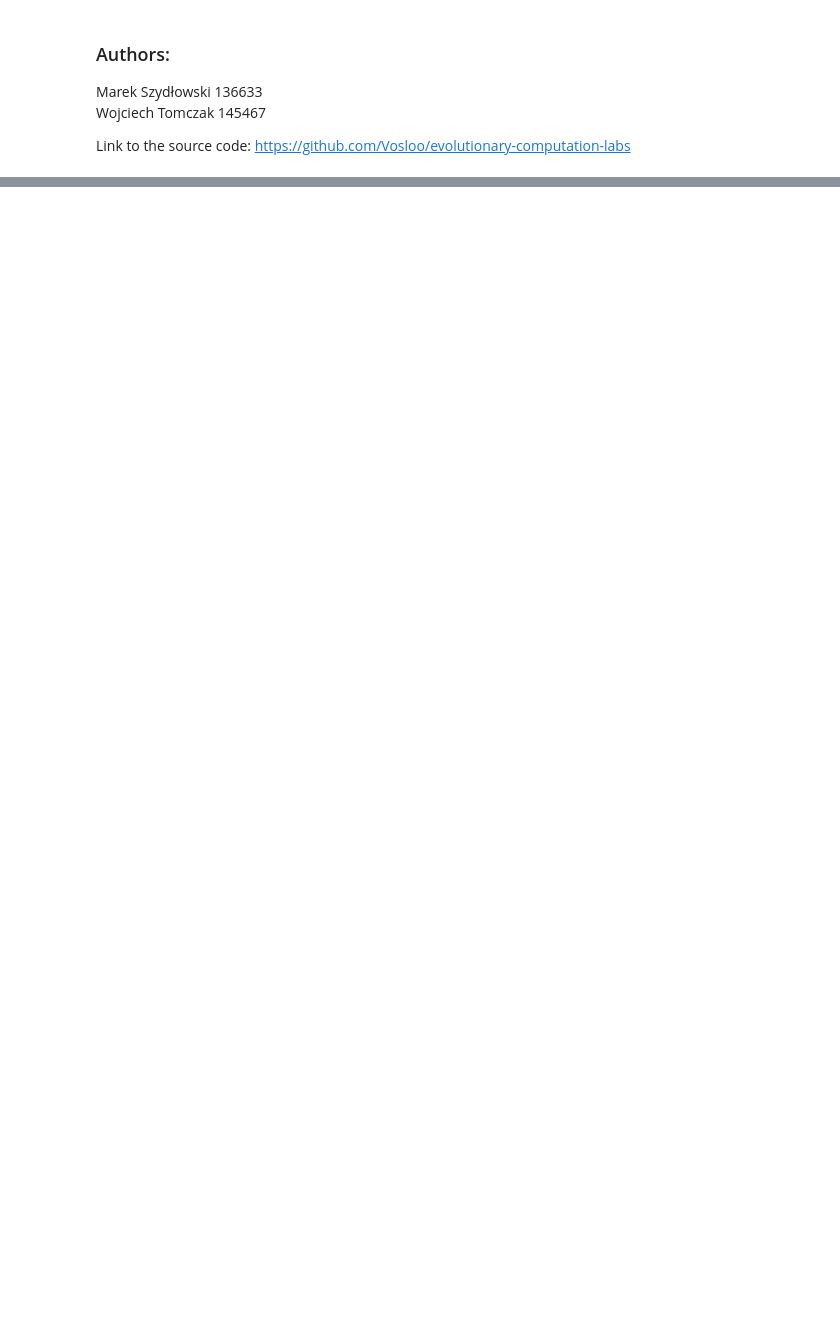
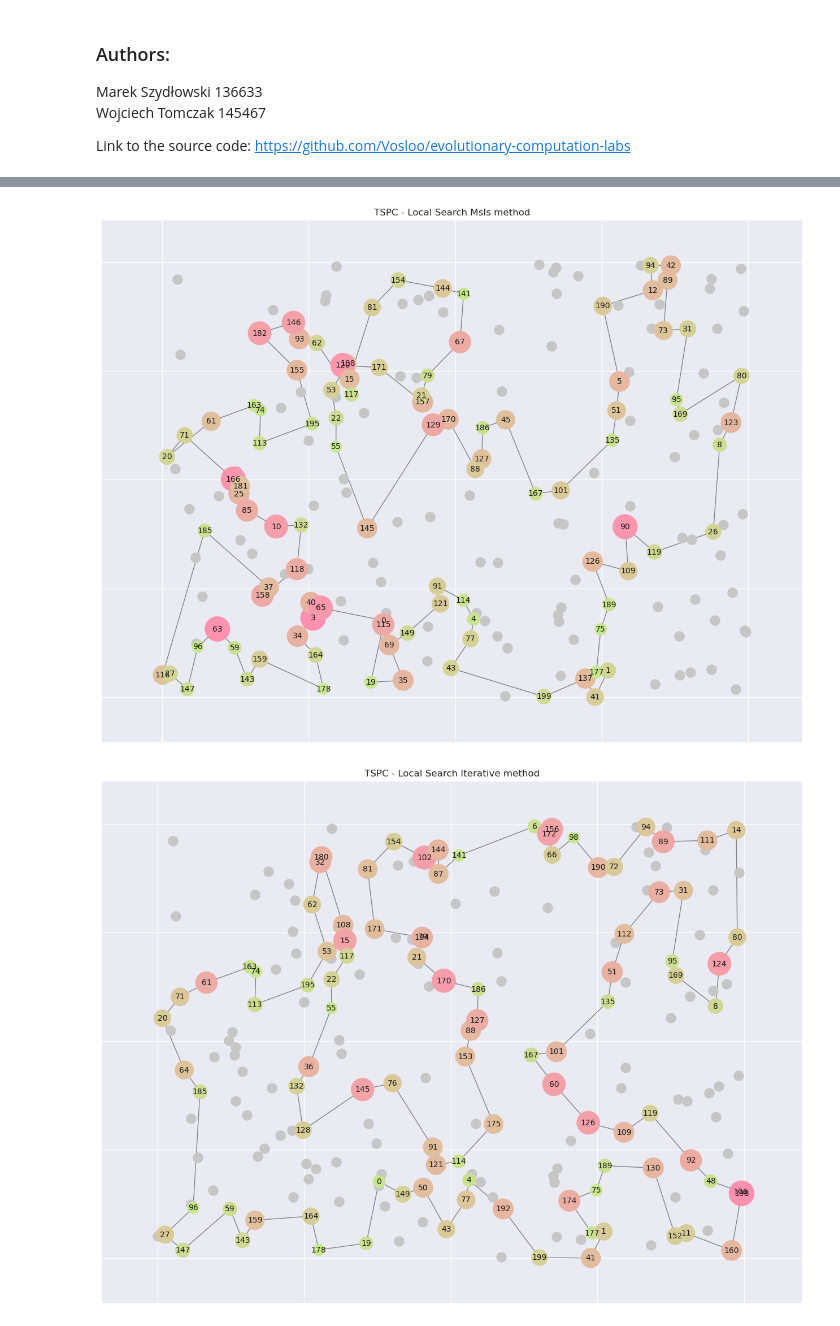
Before and after one commit to Vosloo/evolutionary-computation-labs, a Jupyter notebook: lab-6/main.ipynb, the cells around one changed output, grey strips where cells are left out. Drawn from its saved outputs; the diff is of its cells as text; code cells hidden in the pictures; blank space fills up the shorter version.

```diff
--- a/lab-6/main.ipynb
+++ b/lab-6/main.ipynb
@@ -32,8 +32,8 @@ Available methods: ['RANDOM', 'NEAREST', 'GREEDY_CYCLE', 'GREEDY_REGRET', 'GREED
 grades = problem.run(
     ["TSPC", "TSPD"],
     [
-        Method.RANDOM_SEQUENCE,
         Method.LOCAL_SEARCH_MSLS,
+        Method.LOCAL_SEARCH_ITERATIVE,
     ],
 )
 # %% [output]
@@ -49,3 +59,10 @@ pickle.dump(grades, open("grades.pkl", "wb"))
+# %%
+iter_grades = pickle.loads(open("grades_iter.pkl", "rb").read())
+msls_grades = pickle.loads(open("grades.pkl", "rb").read())
+
+grades = {"TSPC": {}, "TSPD": {}}
+grades["TSPC"] = msls_grades["TSPC"] | iter_grades["TSPC"]
+grades["TSPD"] = msls_grades["TSPD"] | iter_grades["TSPD"]
 # %%
 for instance_name, instance_grades in grades.items():
     print(f"\n{instance_name}:")
@@ -73 +90,15 @@ Max score:                              58627
 ================================================================================
+# %%
+nodes = {
+    instance_name: problem._get_nodes(instance)
+    for instance_name, instance in problem.instances.items()
+    if instance_name in ("TSPC", "TSPD")
+}
+visualizer = Visualizer(nodes)
+# %%
+for instance_name, instance_grades in grades.items():
+    for method_name, grade in instance_grades.items():
+        visualizer.visualise_solution(grade, instance_name, method_name)
+# %% [output]
+[figure, added]
+[figure, added]
```
Also changed, not shown: parts of 11 cells of this notebook, 9 other files.
